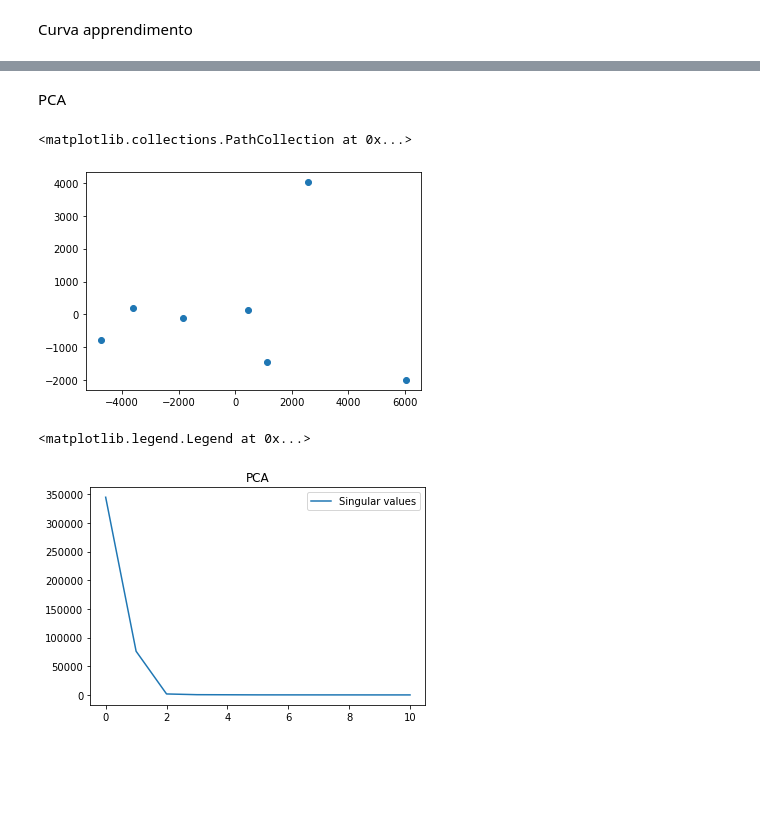
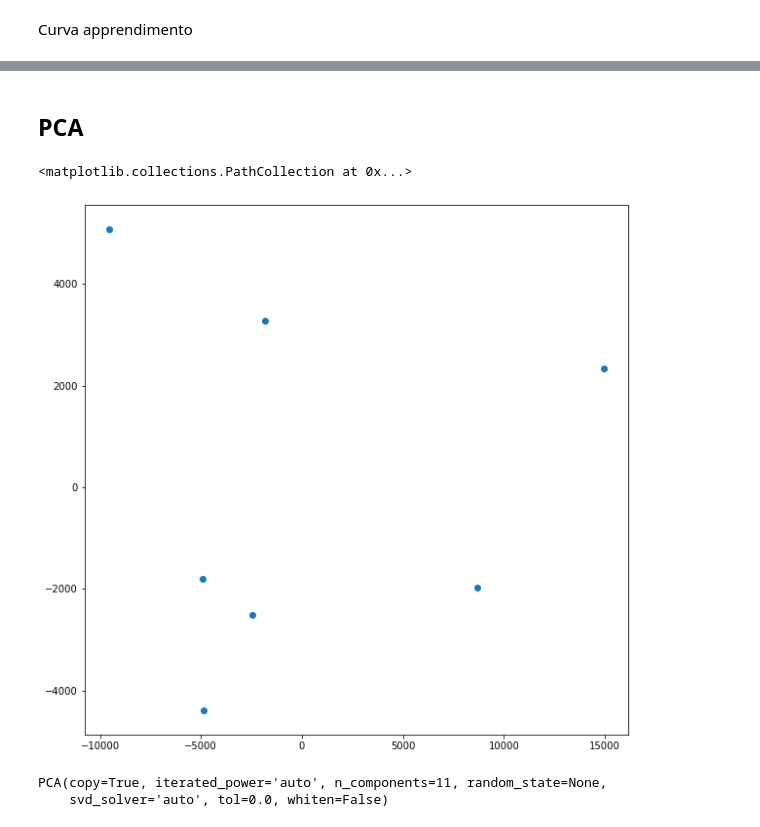
Before and after one commit to mikymaione/HousingPrices, a Jupyter notebook: Source code/HousingPrices/main.ipynb, the cells around one changed output, grey strips where cells are left out. Cells and saved outputs as stored; diff of their text form; code cells hidden in the pictures; blank space fills up the shorter version.

```diff
--- a/Source code/HousingPrices/main.ipynb
+++ b/Source code/HousingPrices/main.ipynb
@@ -127,7 +121,7 @@ y = data_frame[column_to_predict]
 ## Analisi algoritmo di apprendimento
 # %%
 # sostituire con il nostro medoto
-learner = Ridge(alpha=1, normalize=True)
-scores = cross_val_score(learner, X, y, cv=6, scoring=RMS)
+learner = Ridge(alpha=0.000000001, normalize=True)
+scores = cross_val_score(learner, X, y, cv=5, scoring=RMS)
 numpy.round(-scores.mean(), decimals=2)
 # %% [output]
@@ -167,24 +164,21 @@ for s in range(150, 301, 25):
     coef_list.append(learner.coef_)
 
 coef_matrix = numpy.array(coef_list)
-# %% [markdown]
-PCA
+# %% [markdown]
+## PCA
 # %%
 pca = decomposition.PCA(n_components=coef_matrix.shape[0])
 pca.fit(coef_matrix)
 coef_pca = pca.transform(coef_matrix)
 # %%
+plt.figure(figsize=(10, 10))
 plt.scatter(coef_pca[:, 0], coef_pca[:, 1])
 # %% [output]
 <matplotlib.collections.PathCollection at 0x...>
-[figure, old version]
+[figure, new version]
 # %%
 pca = decomposition.PCA(n_components=X.shape[1])
 pca.fit(X)
-
-plt.title('PCA')
-plt.plot(pca.singular_values_, label='Singular values')
-plt.legend()
 # %% [output]
-<matplotlib.legend.Legend at 0x...>
+PCA(copy=True, iterated_power='auto', n_components=11, random_state=None,
+    svd_solver='auto', tol=0.0, whiten=False)
-[figure, removed]
```
Also changed, not shown: parts of 18 cells of this notebook.
